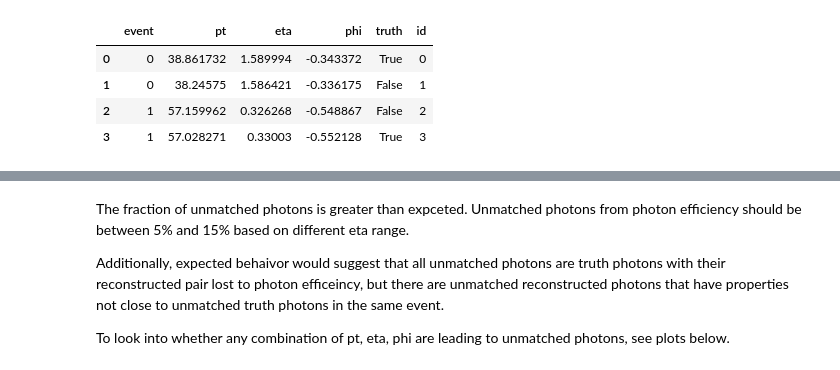
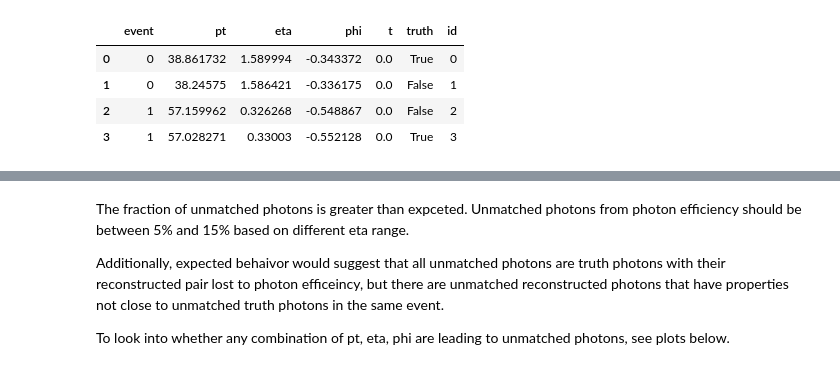
Before and after one commit to KalelChester/Displaced-Photon, a Jupyter notebook: photon_matching.ipynb, the cells around one changed output, grey strips where cells are left out. Saved outputs shown, nothing was run; the diff lists cells and outputs as text; code cells hidden in the pictures.

```diff
--- a/photon_matching.ipynb
+++ b/photon_matching.ipynb
@@ -31,4 +31,4 @@ DPHOTON_PID = 4900022
 PHOTON_PID = 22
 PHI_PID = 54
 
-EVENT_FILTER = 1000
+EVENT_FILTER = 4000
@@ -88,6 +40,7 @@ particle_dict = particle_df.AsNumpy([
     "Particle.PT",
     "Particle.Phi",
     "Particle.Eta",
+    "Particle.T",
     "Particle.PID",
     "Particle.fUniqueID",
     "Particle.D1",
@@ -110,6 +63,7 @@ particle_df = pd.DataFrame({
     "PT": particle_dict["Particle.PT"],
     "Phi": particle_dict["Particle.Phi"],
     "Eta": particle_dict["Particle.Eta"],
+    "T": particle_dict["Particle.T"],
     "PID": particle_dict["Particle.PID"],
     "UniqueID": particle_dict["Particle.fUniqueID"],  # keep for reference
     "D1": particle_dict["Particle.D1"],
@@ -122,7 +76,7 @@ particle_df = particle_df[(particle_df["event"] < EVENT_FILTER)]
 
 # Explode so each particle gets its own row
 particle_df = particle_df.explode([
-    "ParticleIndex", "PT", "Phi", "Eta", "PID", "UniqueID",
+    "ParticleIndex", "PT", "Phi", "Eta", "T", "PID", "UniqueID",
     "D1", "D2", "Status"
 ], ignore_index=True)
 
@@ -172,7 +169,0 @@ phi_df.head(2)
-# %%
-particle_df["phi_daughter"] = particle_df.apply(lambda row: phi_daughter(row, phi_df), axis=1)
-particle_df = particle_df[particle_df["phi_daughter"] == True]
-
-# Make particle df match reconstructed cutoffs
-particle_df = particle_df[(particle_df["PT"] > 10.0) & (particle_df["Eta"].abs() <= 2.5)]
-particle_df.head(3)
@@ -184,23 +179,24 @@ particle_df.head(3)
 # %%
 tp_filter = particle_df["PID"] == 22
 
 # Dataframe containing only phi daughter truth photons that would pass reconstructed cuttoffs.
 tpdf = pd.DataFrame()
 tpdf["event"] = np.concat((particle_df[tp_filter]["event"], df["event"]))
 tpdf["pt"] = np.concat((particle_df[tp_filter]["PT"], df["photon_pt"]))
 tpdf["eta"] = np.concat((particle_df[tp_filter]["Eta"], df["photon_eta"]))
 tpdf["phi"] = np.concat((particle_df[tp_filter]["Phi"], df["photon_phi"]))
+tpdf["t"] = np.concat((particle_df[tp_filter]["T"], df["photon_t"]))
 tpdf["truth"] = np.concat((np.ones(particle_df[tp_filter].shape[0], dtype=bool), np.zeros(df.shape[0], dtype=bool)))
 
 tpdf = tpdf.sort_values(by="event").reset_index(drop=True)
 tpdf["id"] = tpdf.index
 tpdf.head(4)
 # %% [output]
-|  | event | pt | eta | phi | truth | id |
-| 0 | 0 | 38.861732 | 1.589994 | -0.343372 | True | 0 |
-| 1 | 0 | 38.24575 | 1.586421 | -0.336175 | False | 1 |
-| 2 | 1 | 57.159962 | 0.326268 | -0.548867 | False | 2 |
-| 3 | 1 | 57.028271 | 0.33003 | -0.552128 | True | 3 |
+|  | event | pt | eta | phi | t | truth | id |
+| 0 | 0 | 38.861732 | 1.589994 | -0.343372 | 0.0 | True | 0 |
+| 1 | 0 | 38.24575 | 1.586421 | -0.336175 | 0.0 | False | 1 |
+| 2 | 1 | 57.159962 | 0.326268 | -0.548867 | 0.0 | False | 2 |
+| 3 | 1 | 57.028271 | 0.33003 | -0.552128 | 0.0 | True | 3 |
 # %%
 def find_reco_match(truth_row, reco_df, delta_r_cut=0.1):
     """Search for a matching reconstructed photon for a given truth photon.
```
Also changed, not shown: parts of 15 cells of this notebook, 1 other file.
